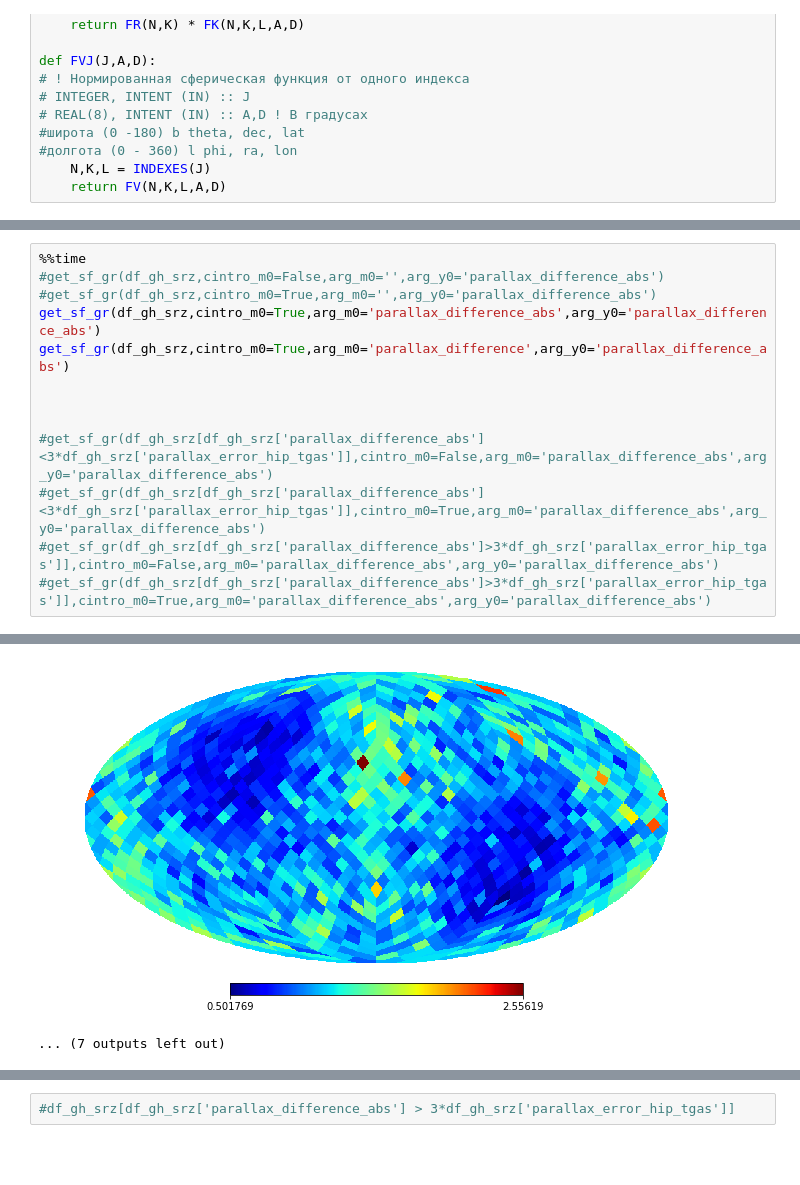
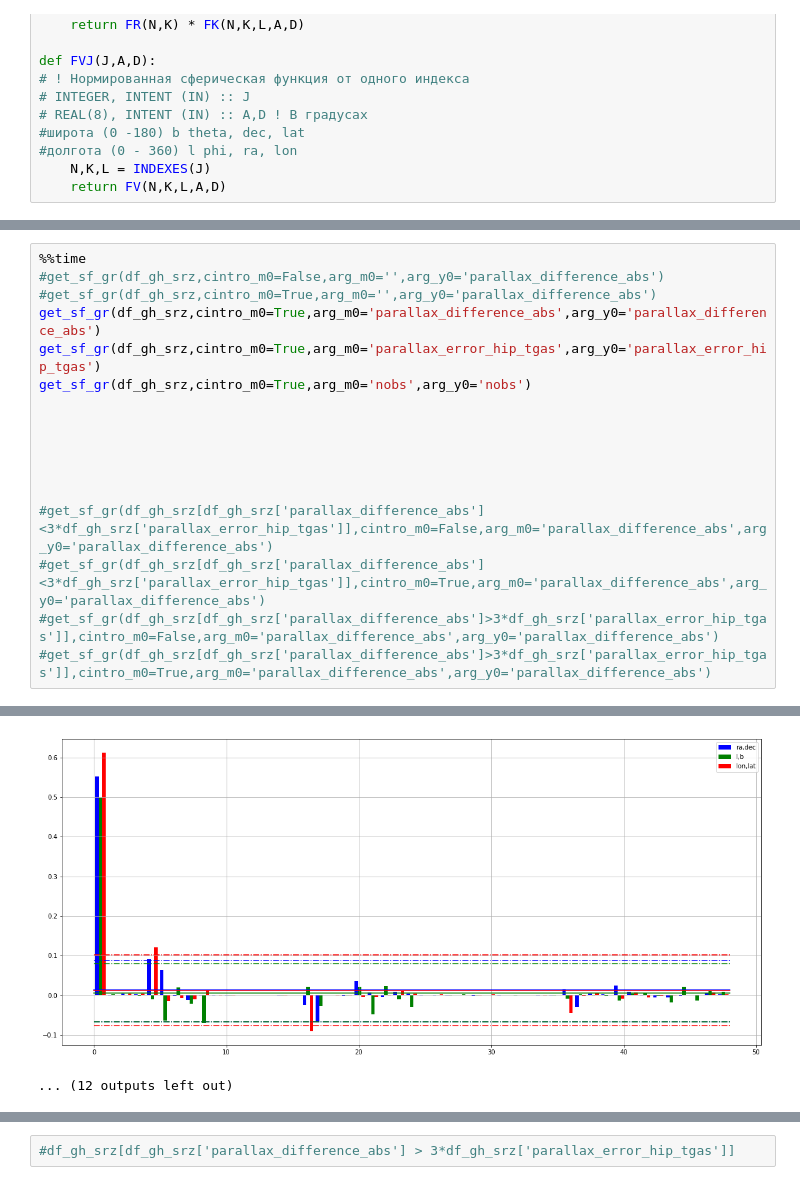
Before and after one commit to paantya/gaialib, a Jupyter notebook: d2018_sf.ipynb, the cells around one changed output, grey strips where cells are left out. Saved outputs shown, nothing was run; the diff lists cells and outputs as text; blank space fills up the shorter version.

```diff
--- a/d2018_sf.ipynb
+++ b/d2018_sf.ipynb
@@ -600,7 +624,11 @@ def get_sf_gr(df_gh_srz,cintro_m0=True,arg_m0='parallax_difference_abs',arg_y0 =
 #get_sf_gr(df_gh_srz,cintro_m0=False,arg_m0='',arg_y0='parallax_difference_abs')
 #get_sf_gr(df_gh_srz,cintro_m0=True,arg_m0='',arg_y0='parallax_difference_abs')
 get_sf_gr(df_gh_srz,cintro_m0=True,arg_m0='parallax_difference_abs',arg_y0='parallax_difference_abs')
-get_sf_gr(df_gh_srz,cintro_m0=True,arg_m0='parallax_difference',arg_y0='parallax_difference_abs')
+get_sf_gr(df_gh_srz,cintro_m0=True,arg_m0='parallax_error_hip_tgas',arg_y0='parallax_error_hip_tgas')
+get_sf_gr(df_gh_srz,cintro_m0=True,arg_m0='nobs',arg_y0='nobs')
+
+
+
 
 
 
@@ -650,5 +697,5 @@ get_healpix:k=7, (l,b)
-[figure, old version]
+[figure, new version]
-... (7 outputs left out)
+... (12 outputs left out)
 # %%
 %%time
 get_sf_gr(df_gh_srz[df_gh_srz['parallax_difference_abs_qrt']>3*df_gh_srz['parallax_error_hip_tgas']],cintro_m0=False,arg_m0='',arg_y0='parallax_difference_abs_qrt')
```
Also changed, not shown: parts of 9 cells of this notebook.
